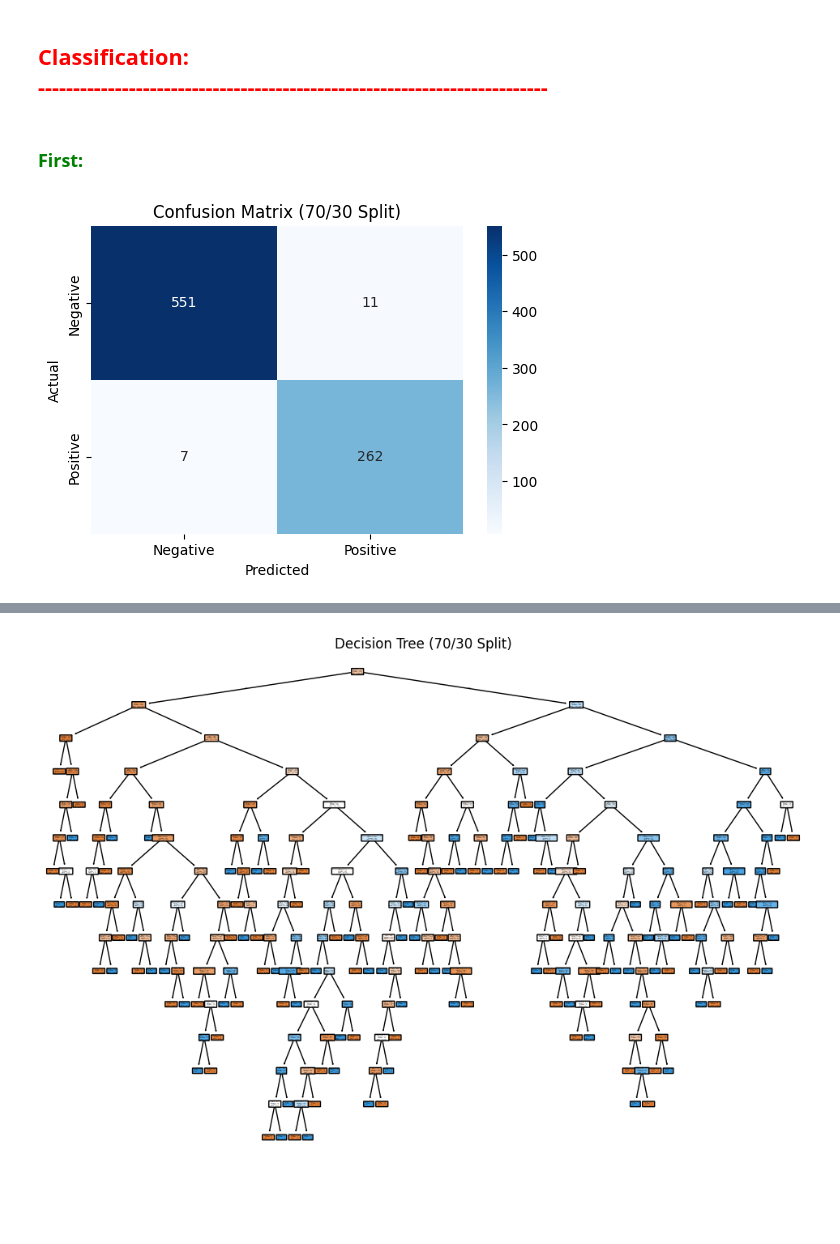
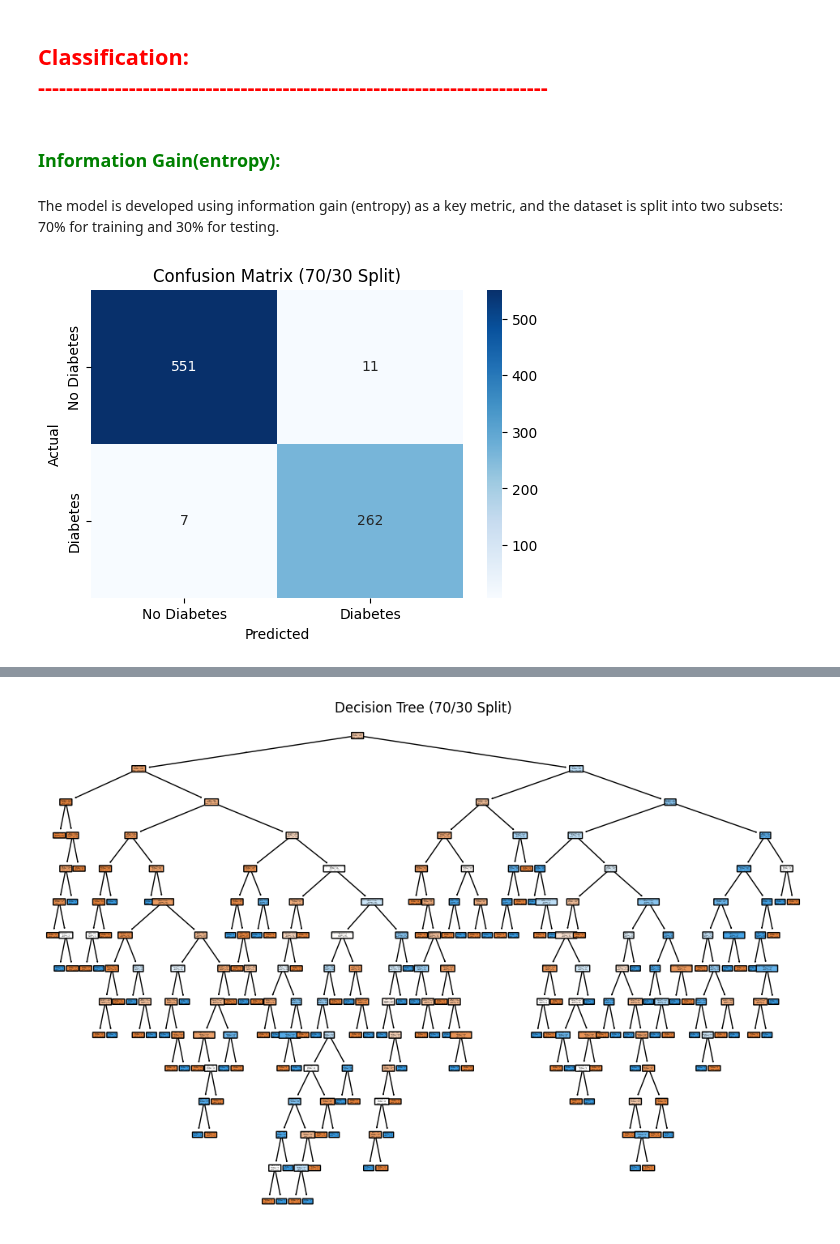
Before and after one commit to WS888-CODER/IT326-PROJECT, a Jupyter notebook: Reports Folder/Phase3.ipynb, the cells around one changed output, grey strips where cells are left out. Drawn from its saved outputs; the diff is of its cells as text; code cells hidden in the pictures; blank space fills up the shorter version.

```diff
--- a/Reports Folder/Phase3.ipynb
+++ b/Reports Folder/Phase3.ipynb
@@ -38,7 +38,7 @@ print(df.head())
 <h2 style="color:red; font-family:Time New Roman;">Classification:<br>
 -------------------------------------------------------------------------</h2>
 # %% [markdown]
-<h3 style="color:green; font-family:Time New Roman;">First:</h3>
+<h3 style="color:green; font-family:Time New Roman;">Information Gain(entropy):</h3>
 # %%
 # 1. Load the dataset
 df = pd.read_csv('/workspaces/IT326-PROJECT/Dataset Folder/Processed_dataset.csv')
@@ -48,4 +48,6 @@ X = df.drop(columns=['Outcome'])  # Replace 'Outcome' with your target column
 y = df['Outcome']
+# %% [markdown]
+The model is developed using information gain (entropy) as a key metric, and the dataset is split into two subsets: 70% for training and 30% for testing.
 # %%
 # Split the data: 70% train, 30% test
 X_train_70, X_test_30, y_train_70, y_test_30 = train_test_split(X, y, train_size=0.7, random_state=42)
@@ -59,16 +61,13 @@ y_pred_30 = model_70.predict(X_test_30)
 # %%
 # Calculate the confusion matrix
 cm_70 = confusion_matrix(y_test_30, y_pred_30)
 
-# New labels
-labels = ['Negative', 'Positive']
-
-# Plot the confusion matrix
+# Confusion Matrix
 plt.figure(figsize=(6, 4))
-sns.heatmap(cm_70, annot=True, fmt='d', cmap='Blues', xticklabels=labels, yticklabels=labels)
+sns.heatmap(cm_70, annot=True, fmt='d', cmap='Blues', xticklabels=['No Diabetes', 'Diabetes'], yticklabels=['No Diabetes', 'Diabetes'])
 plt.title('Confusion Matrix (70/30 Split)')
 plt.xlabel('Predicted')
 plt.ylabel('Actual')
 plt.show()
 # %% [output]
-[figure, old version]
+[figure, new version]
```
Also changed, not shown: parts of 10 cells of this notebook.
